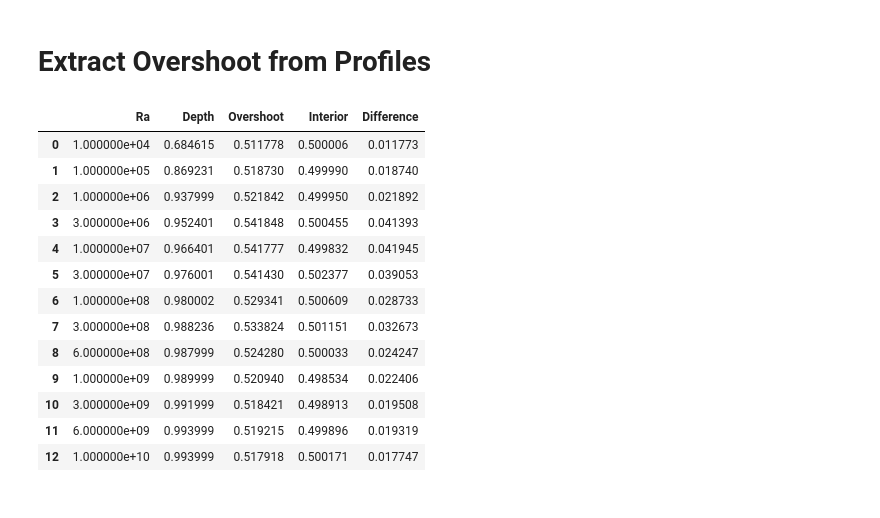
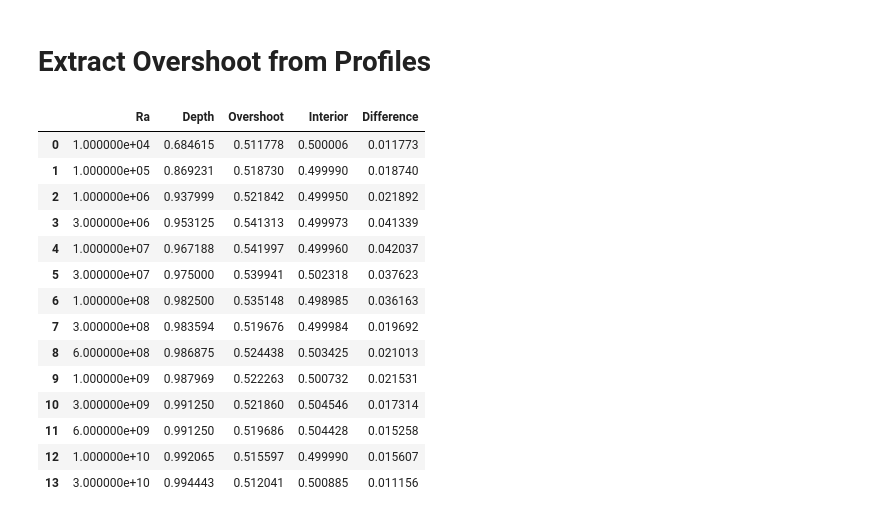
Before and after one commit to juliangtCode/CitcomCU-Notebooks, a Jupyter notebook: Basal Heating/Extract Overshoot from Profiles.ipynb, the cells around one changed output. Cells and saved outputs as stored; diff of their text form; code cells hidden in the pictures.

```diff
--- a/Basal Heating/Extract Overshoot from Profiles.ipynb
+++ b/Basal Heating/Extract Overshoot from Profiles.ipynb
@@ -30,25 +30,24 @@ plt.rcParams['lines.markeredgewidth'] = 0.7
 main_path = 'C:\\Users\\super\\Dropbox\\Rice University\\501\\BL_Interactions\\'
 fname = os.path.join(main_path,'[!m]*')
 fileL = glob.glob(fname) #list of files
-# [fileL.remove(file) for file in fileL if '_' in file];
 [fileL.remove(file) for file in fileL if 'Plume' in file];
+[fileL.remove(file) for file in fileL if '6e7' in file];
 path_list = sorted (fileL, key = lambda x: (len (x), x))
 fileL = [file.replace(main_path,'') for file in fileL]
 ra_path = sorted (fileL, key = lambda x: (len (x), x))
 
-# path_list.pop(8)
-# ra_path.remove('3e9')
-
 lenRa = len(ra_path)
 # %%
 data = [[] for i in range(lenRa)] #empty nested list
 
-for i in range(lenRa):
-    if ra_path[i]=='3e8':
-        fname = os.path.join(path_list[i]+'\\512\\','[!m]*.txt')
-    else:
-        fname = os.path.join(path_list[i]+'\\256\\','[!m]*.txt')
-#     fname = os.path.join(path_list[i]+'\\256\\','[!m]*.txt')
+for i in range(lenRa-1):
+    if ra_path[i]=='6e7':
+        continue
+#     if ra_path[i]=='3e8':
+#         fname = os.path.join(path_list[i]+'\\512\\','[!m]*.txt')
+#     else:
+#         fname = os.path.join(path_list[i]+'\\256\\','[!m]*.txt')
+    fname = os.path.join(path_list[i]+'\\256\\','[!m]*.txt')
     fileL = glob.glob(fname) #list of files
     temp = []
     for file in fileL:
@@ -56,11 +55,11 @@ for i in range(lenRa):
         b = pd.read_csv(file,header=None)
         b.rename(columns={0:a}, inplace=True)
         temp.append(b)
-    if ra_path[i]=='3e8':
-        toDF = np.reshape(temp,(3,513),order='A')
-    else:
-        toDF = np.reshape(temp,(3,257),order='A')
-#     toDF = np.reshape(temp,(3,257),order='A')
+#     if ra_path[i]=='3e8':
+#         toDF = np.reshape(temp,(3,513),order='A')
+#     else:
+#         toDF = np.reshape(temp,(3,257),order='A')
+    toDF = np.reshape(temp,(3,257),order='A')
     DF = pd.DataFrame(toDF.T)
     DF.rename(columns={0:'Radius',2:'Temperature',1:'Velocity'},inplace=True)
     DF['Ra']=float(ra_path[i])
@@ -70,50 +69,54 @@ to = []
 ti = []
 ra = []
 zz = []
-for i in range(lenRa-2):
+for i in range(lenRa-1):
     max_len = len(data[i]['Temperature'])
     mid_len = int(len(data[i]['Temperature'])/2)
     to.append(data[i]['Temperature'].truncate(before=mid_len, after=max_len).max())
     ti.append(data[i]['Temperature'][mid_len])
     ra.append(data[i]['Ra'][0])
     idx = np.where(data[i]['Temperature']==data[i]['Temperature'].truncate(before=mid_len, after=max_len).max())[0][0]
     zz.append(data[i]['Radius'][idx])
 to = np.array(to)
 ti = np.array(ti)
 ra = np.array(ra)
 zz = np.array(zz)
 
 result = pd.DataFrame({'Ra': ra, 'Depth' : zz,'Overshoot': to, 'Interior': ti, 'Difference':to-ti})
 result = result.sort_values(by=['Ra'])
 result = result.reset_index(drop=True)
 
+plt.rcParams['figure.figsize'] = [6,4]
 plt.plot(result['Ra'],result['Difference'],'.',linestyle='--')
 plt.xscale('log');
 # plt.axvline(3e6);
 plt.title('Overshoot Difference @ Top')
 plt.xlabel('Ra')
 plt.ylabel('ΔT');
+plt.grid()
+plt.xticks(np.logspace(4,10,num=7));
+
 image_path = 'C:\\Users\\super\\Dropbox\\Rice University\\501\\BL_Interactions_Images\\'
 plt.savefig(image_path + 'overshoot_top.png',pad_inches=0.1,bbox_inches='tight');
-
 save_path = 'C:\\Users\\super\\Dropbox\\Rice University\\501\\BL_Interactions_Data\\'
 result.to_csv(save_path+'overshoot_data.csv', index=False)
 result
 # %% [output]
 |  | Ra | Depth | Overshoot | Interior | Difference |
 | 0 | 1.000000e+04 | 0.684615 | 0.511778 | 0.500006 | 0.011773 |
 | 1 | 1.000000e+05 | 0.869231 | 0.518730 | 0.499990 | 0.018740 |
 | 2 | 1.000000e+06 | 0.937999 | 0.521842 | 0.499950 | 0.021892 |
-| 3 | 3.000000e+06 | 0.952401 | 0.541848 | 0.500455 | 0.041393 |
-| 4 | 1.000000e+07 | 0.966401 | 0.541777 | 0.499832 | 0.041945 |
-| 5 | 3.000000e+07 | 0.976001 | 0.541430 | 0.502377 | 0.039053 |
-| 6 | 1.000000e+08 | 0.980002 | 0.529341 | 0.500609 | 0.028733 |
-| 7 | 3.000000e+08 | 0.988236 | 0.533824 | 0.501151 | 0.032673 |
-| 8 | 6.000000e+08 | 0.987999 | 0.524280 | 0.500033 | 0.024247 |
-| 9 | 1.000000e+09 | 0.989999 | 0.520940 | 0.498534 | 0.022406 |
-| 10 | 3.000000e+09 | 0.991999 | 0.518421 | 0.498913 | 0.019508 |
-| 11 | 6.000000e+09 | 0.993999 | 0.519215 | 0.499896 | 0.019319 |
-| 12 | 1.000000e+10 | 0.993999 | 0.517918 | 0.500171 | 0.017747 |
+| 3 | 3.000000e+06 | 0.953125 | 0.541313 | 0.499973 | 0.041339 |
+| 4 | 1.000000e+07 | 0.967188 | 0.541997 | 0.499960 | 0.042037 |
+| 5 | 3.000000e+07 | 0.975000 | 0.539941 | 0.502318 | 0.037623 |
+| 6 | 1.000000e+08 | 0.982500 | 0.535148 | 0.498985 | 0.036163 |
+| 7 | 3.000000e+08 | 0.983594 | 0.519676 | 0.499984 | 0.019692 |
+| 8 | 6.000000e+08 | 0.986875 | 0.524438 | 0.503425 | 0.021013 |
+| 9 | 1.000000e+09 | 0.987969 | 0.522263 | 0.500732 | 0.021531 |
+| 10 | 3.000000e+09 | 0.991250 | 0.521860 | 0.504546 | 0.017314 |
+| 11 | 6.000000e+09 | 0.991250 | 0.519686 | 0.504428 | 0.015258 |
+| 12 | 1.000000e+10 | 0.992065 | 0.515597 | 0.499990 | 0.015607 |
+| 13 | 3.000000e+10 | 0.994443 | 0.512041 | 0.500885 | 0.011156 |
 [drawing not drawn]
 # %%
 to = []
```
Also changed, not shown: parts of 12 cells of this notebook, 14 other files.
